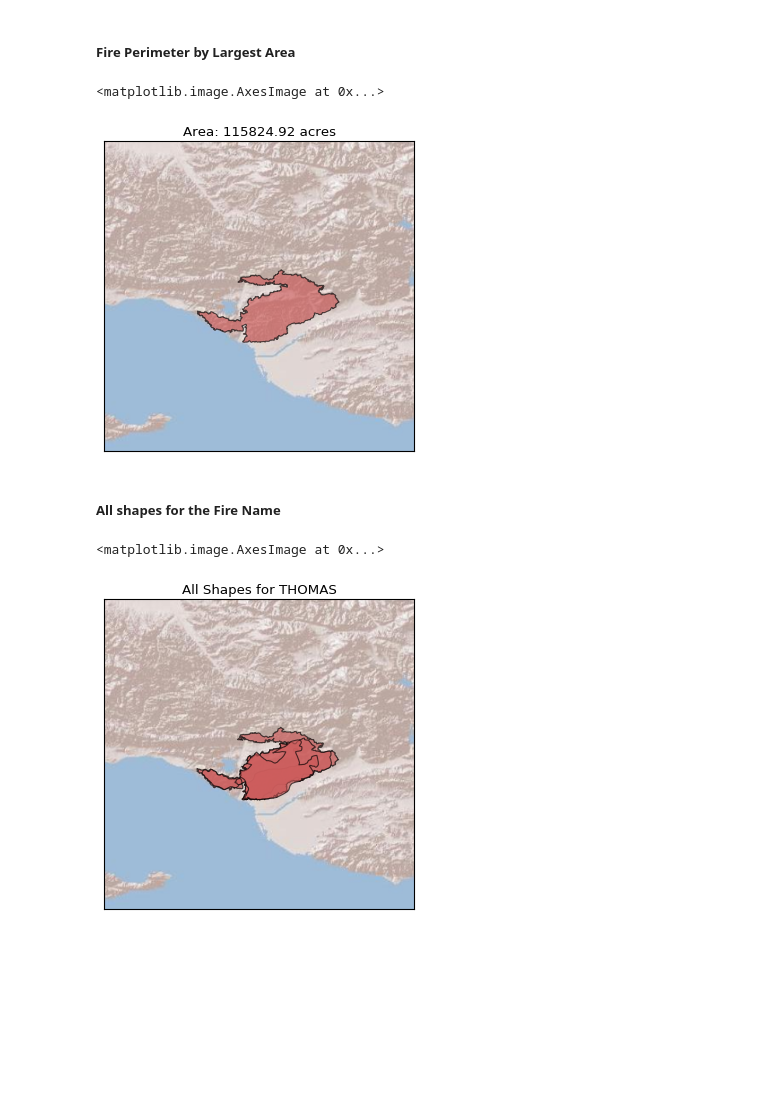
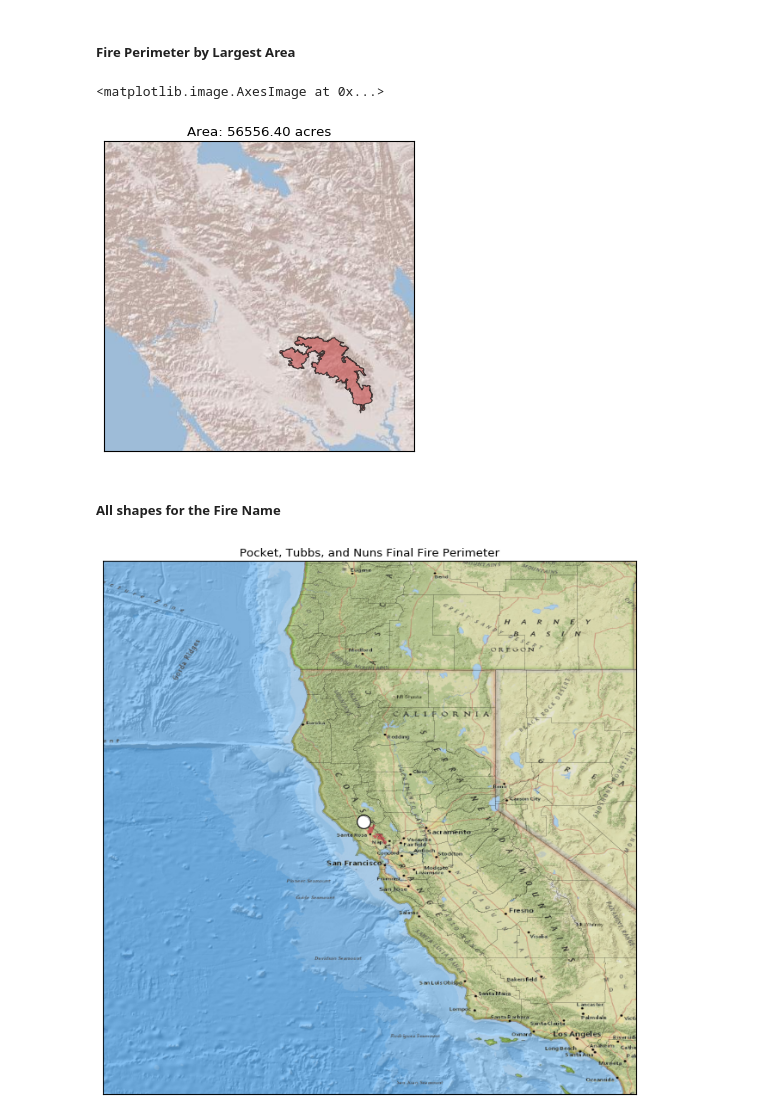
Before and after one commit to blaylockbk/pyBKB_v2, a Jupyter notebook: Fires_HRRR/fires_of_interest.ipynb, the cells around one changed output. Drawn from its saved outputs; the diff is of its cells as text; code cells hidden in the pictures; blank space fills up the shorter version.

```diff
--- a/Fires_HRRR/fires_of_interest.ipynb
+++ b/Fires_HRRR/fires_of_interest.ipynb
@@ -92,0 +102,7 @@ per = ms.readshapefile(shapefile, 'perim',
+# %%
+fires = []
+for info, PERIM in zip(ms.perim_info, ms.perim):
+    fires.append(info['FIRENAME'])
+a = np.unique(fires)
+for i in a:
+    print i
@@ -95,14 +129,14 @@ per = ms.readshapefile(shapefile, 'perim',
 # %%
 # Specify a fire name.
 # Must be in the list above, becuase we need the start lat/lon to build the map.
-firename = 'THOMAS'
+firename = ['POCKET', 'TUBBS', 'NUNS']
 
 # Find the average lat/lon for the fire. This will be the center.
 mean_lats = np.array([])
 mean_lons = np.array([])
 for info, PERIM in zip(ms.perim_info, ms.perim):
     # Check if the boundary is one of the large active fires
-    if info['FIRENAME'].upper() == firename:
+    if info['FIRENAME'].upper() in firename:
         mean_lats = np.append(mean_lats, np.mean(np.array(PERIM)[:,1]))
         mean_lons = np.append(mean_lons, np.mean(np.array(PERIM)[:,0]))
 
@@ -172,7 +205,7 @@ area = 0
 
 for i, [info, PERIM] in enumerate(zip(ms.perim_info, ms.perim)):
     # Check if the boundary is one of the large active fires
-    if info['FIRENAME'].upper() == firename:
+    if info['FIRENAME'].upper() in firename:
         f = info['GISACRES']
         draw_area = float(f)
         if draw_area > area:
@@ -191,26 +224,41 @@ plt.title('Area: %.2f acres' % area)
 mf.arcgisimage(service='World_Shaded_Relief', dpi=1000)
 # %% [output]
 <matplotlib.image.AxesImage at 0x...>
-[figure, old version]
+[figure, new version]
 # %% [markdown]
 ##### All shapes for the Fire Name
+# %%
+# Create a new map for this fire
+bot_left_lat  = mean_lat-5.75
+bot_left_lon  = mean_lon-5.75
+top_right_lat = mean_lat+5.75
+top_right_lon = mean_lon+5.75
+
+mf = Basemap(resolution='i', projection='cyl', area_thresh=1500,\
+        llcrnrlon=bot_left_lon, llcrnrlat=bot_left_lat, \
+        urcrnrlon=top_right_lon, urcrnrlat=top_right_lat)
 # %%
-plt.figure(1, figsize=[5, 5])
+plt.figure(1, figsize=[12, 10])
 patches = []
 for info, PERIM in zip(ms.perim_info, ms.perim):
     # Check if the boundary is one of the large active fires
-    if info['FIRENAME'].upper() == firename:
+    if info['FIRENAME'].upper() in firename:
         patches.append(Polygon(np.array(PERIM), True) )
 
 plt.gca().add_collection(PatchCollection(patches[:],
                          facecolor='indianred',
-                         alpha=.65,
+                         alpha=.1,
                          edgecolor='k',
-                         linewidths=1,
+                         linewidths=0,
                          zorder=1))
 
-plt.title('All Shapes for %s' % firename)
-mf.arcgisimage(service='World_Shaded_Relief', dpi=1000)
+plt.title('Pocket, Tubbs, and Nuns Final Fire Perimeter')
+#mf.arcgisimage(service='World_Shaded_Relief', dpi=1000)
+mf.arcgisimage(service='NatGeo_World_Map', xpixels=800)
+
+# plot station site
+plt.scatter(-122.837058, 38.735086, s=200, color='white', edgecolor='k')
+m.drawcounties()
+plt.savefig('POCKET-TUBBS-NUNS', dpi=300, bbox_inches='tight')
 # %% [output]
-<matplotlib.image.AxesImage at 0x...>
-[figure, old version]
+[figure, new version]
```
Also changed, not shown: parts of 10 cells of this notebook, 15 other files.
